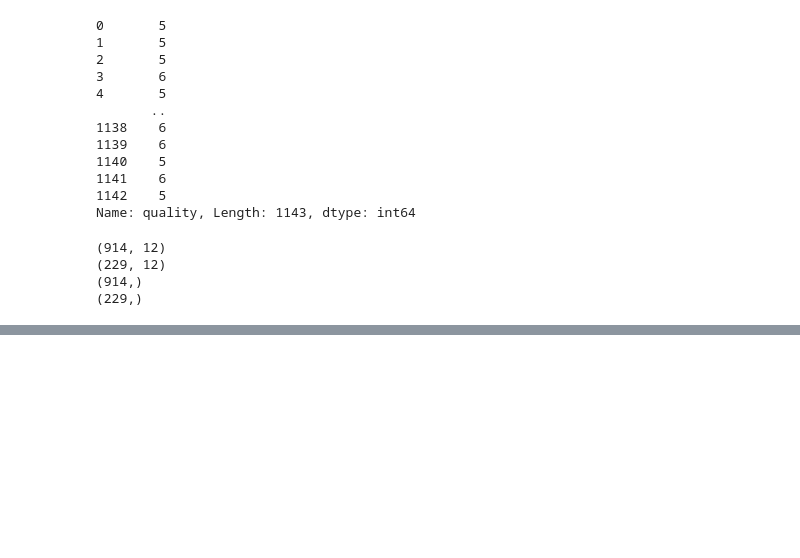
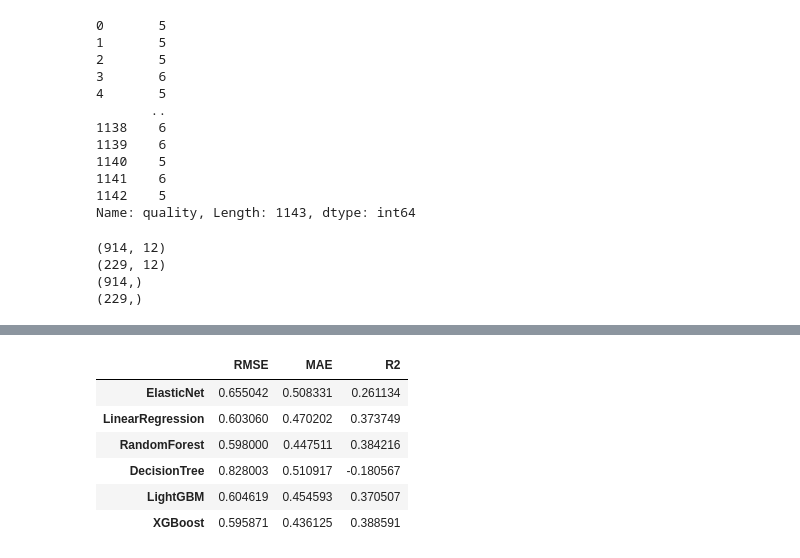
Before and after one commit to iristap/End-to-End-ML-Project, a Jupyter notebook: research/experiement.ipynb, the cells around one changed output, grey strips where cells are left out. Saved outputs shown, nothing was run; the diff lists cells and outputs as text; code cells hidden in the pictures; blank space fills up the shorter version.

```diff
--- a/research/experiement.ipynb
+++ b/research/experiement.ipynb
@@ -205,0 +263,12 @@ r2 =  0.24163715207682201
+# %%
+# แสดงผลลัพธ์เปรียบเทียบแต่ละโมเดล
+results_df = pd.DataFrame(results).T
+display(results_df)
+# %% [output]
+|  | RMSE | MAE | R2 |
+| ElasticNet | 0.655042 | 0.508331 | 0.261134 |
+| LinearRegression | 0.603060 | 0.470202 | 0.373749 |
+| RandomForest | 0.598000 | 0.447511 | 0.384216 |
+| DecisionTree | 0.828003 | 0.510917 | -0.180567 |
+| LightGBM | 0.604619 | 0.454593 | 0.370507 |
+| XGBoost | 0.595871 | 0.436125 | 0.388591 |
```
Also changed, not shown: parts of 11 cells of this notebook, 2 other files.
